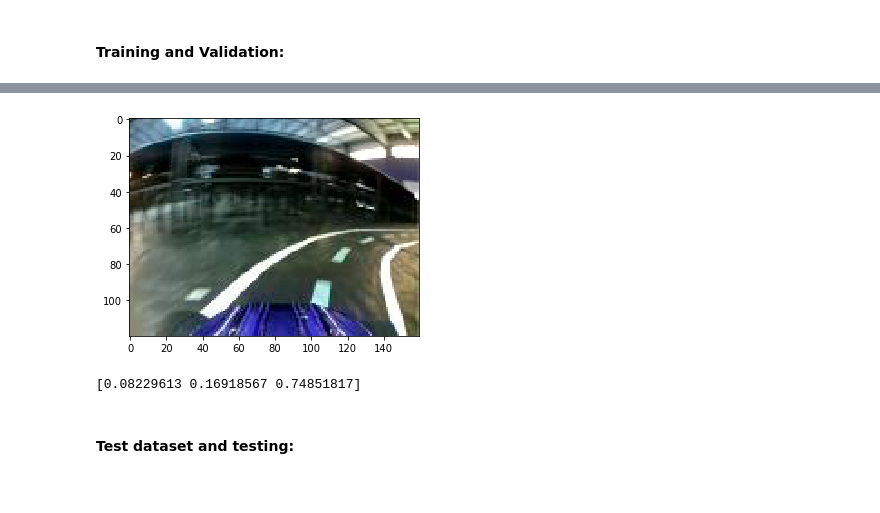
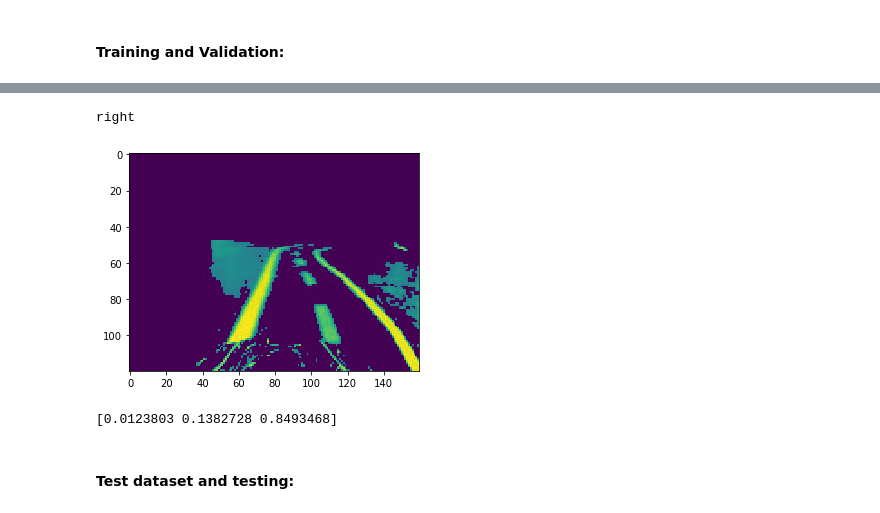
Before and after one commit to brontisaur/CounterpointDonkey, a Jupyter notebook: CPDonkey December Notebook.ipynb, the cells around one changed output, grey strips where cells are left out. Cells and saved outputs as stored; diff of their text form; code cells hidden in the pictures.

```diff
--- a/CPDonkey December Notebook.ipynb
+++ b/CPDonkey December Notebook.ipynb
@@ -631,13 +645,17 @@ from tensorflow.python.keras.layers import Activation, Dropout, Flatten, Croppin
 #Model Structure Setup: no dropout, no regularization yet
 
 model = Sequential()
-model.add(Convolution2D(24, (5,5), strides=(2,2), activation='relu', input_shape=(120, 160, 3)))
-model.add(Convolution2D(32, (3,3), strides=(2,2), activation='relu'))
-model.add(Convolution2D(64, (3,3), strides=(2,2), activation='relu'))
-model.add(Convolution2D(64, (3,3), strides=(1,1), activation='relu'))
+#model.add(Convolution2D(24, (5,5), strides=(2,2), activation='relu', input_shape=(120, 160, 3)))
+model.add(Convolution2D(32, (5,5), strides=(2,2), activation='relu', kernel_initializer='he_uniform', input_shape=(120, 160, 1)))#Thresholded Data
+model.add(Convolution2D(64,(5,5), strides=(2,2), activation ='relu', kernel_initializer='he_uniform'))
+#model.add(Convolution2D(32, (3,3), strides=(2,2), activation='relu', kernel_initializer='he_normal'))
+model.add(Convolution2D(128, (3,3), strides=(2,2), activation='relu', kernel_initializer='he_uniform'))
+#model.add(Convolution2D(64, (3,3), strides=(1,1), activation='relu', kernel_initializer='he_normal'))
+#model.add(Convolution2D(128, (3,3), strides=(2,2), activation='relu', kernel_initializer='he_normal'))
 model.add(Flatten())
-model.add(Dense(100, activation='relu'))
-model.add(Dense(50, activation='relu'))
+#model.add(Dense(1000, activation = 'relu'))
+model.add(Dense(512, activation='relu'))
+#model.add(Dense(250, activation='relu'))
 model.add(Dense(3, activation='softmax'))
 
 
@@ -664,11 +685,16 @@ _________________________________________________________________
 #### Training and Validation:
 # %%
 # Compile model:
-model.compile(optimizer='adam',
+learning_rate = 0.00001
+epochs =20
+decay = learning_rate/epochs
+momentum = 0
+adam = Adam(lr=learning_rate, decay=decay)
+model.compile(optimizer='SGD',
               loss='categorical_crossentropy',
               metrics=['accuracy'])
 # %%
 #Callbacks:
 # %%
-model.fit(x_train, y_train, epochs=20, batch_size=200, validation_data=(x_val, y_val), shuffle=True, verbose=1)
+model.fit(x_train, y_train, epochs=epochs, batch_size=200, validation_data=(x_val, y_val), shuffle=True, verbose=1)
 # %% [output]
@@ -693,19 +702,22 @@ Epoch 20/20
 # %%
-out = model.predict(x_images, batch_size=200)
+out = model.predict(x_val, batch_size=200)
 # %%
-if out[1500,0] == 1:
+num = 2400
+
+if out[num,0] > 0.5:
     print('left')
-elif out[1500, 1] == 1:
+elif out[num, 1] > 0.5:
     print('straight')
-elif out[1500, 2] == 1:
+elif out[num, 2] > 0.5:
     print('right')
 
-plt.imshow(x_images[1500])
+plt.imshow(x_images[num])
 plt.show()
-print(out[1500])
+print(out[num])
 # %% [output]
+right
-[figure, old version]
+[figure, new version]
-[0.08229613 0.16918567 0.74851817]
+[0.0123803 0.1382728 0.8493468]
 # %%
 #Network Design - Own Design 1
 
```
Also changed, not shown: parts of 10 cells of this notebook.
